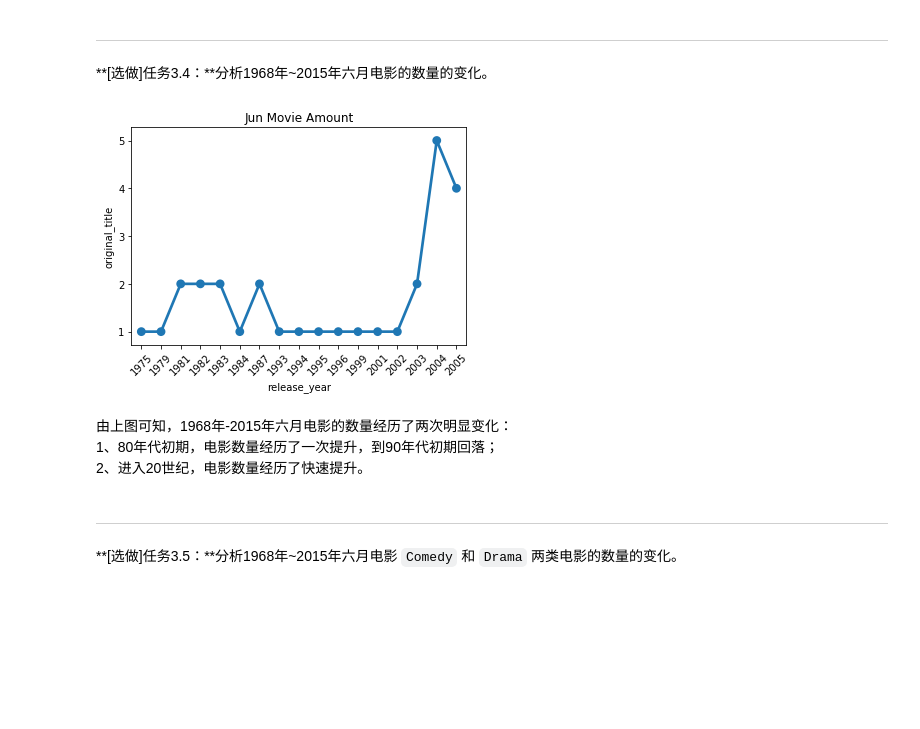
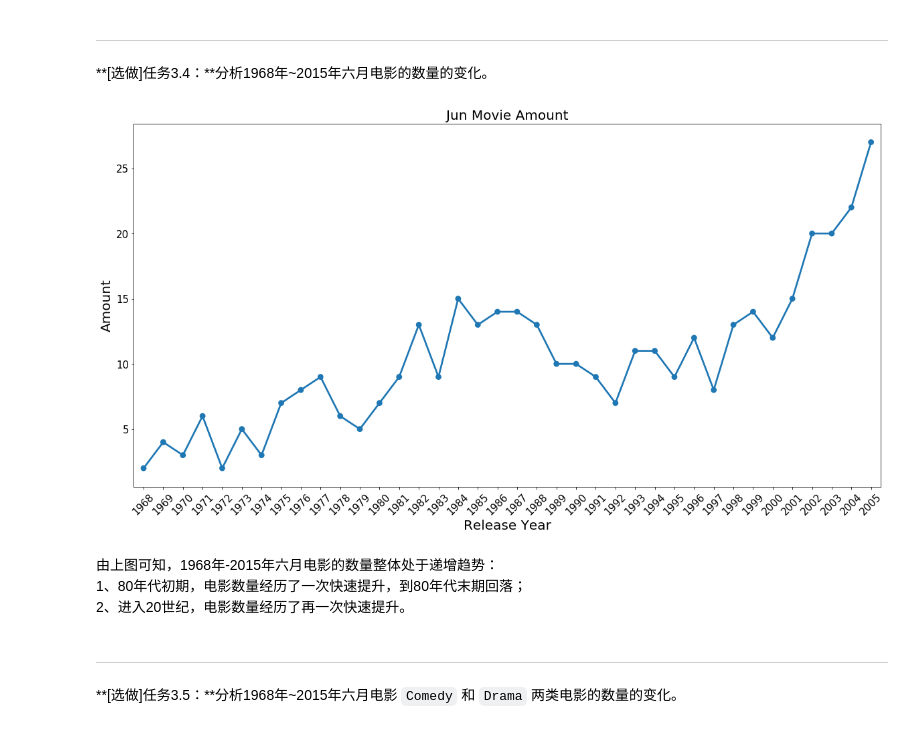
Before and after one commit to desperadojojo/Udacity-AI-project, a Jupyter notebook: project2/Explore Movie Dataset.ipynb, the cells around one changed output. Saved outputs shown, nothing was run; the diff lists cells and outputs as text; code cells hidden in the pictures; blank space fills up the shorter version.

```diff
--- a/project2/Explore Movie Dataset.ipynb
+++ b/project2/Explore Movie Dataset.ipynb
@@ -140,4 +166,10 @@ movie_data.describe()
 在真实的工作场景中，数据处理往往是最为费时费力的环节。但是幸运的是，我们提供给大家的 tmdb 数据集非常的「干净」，不需要大家做特别多的数据清洗以及处理工作。在这一步中，你的核心的工作主要是对数据表中的空值进行处理。你可以使用 `.fillna()` 来填补空值，当然也可以使用 `.dropna()` 来丢弃数据表中包含空值的某些行或者列。
 
 任务：使用适当的方法来清理空值，并将得到的数据保存。
+# %%
+#删除与本项目无关的包含空值的列
+movie_data = movie_data.drop(['imdb_id', 'cast', 'homepage', 'tagline', 'keywords', 'overview', 'production_companies'], axis = 1)
+# %%
+#根据本项目分析需求，genres列空值补为字符串“Na”
+movie_data['genres'].fillna('Na', inplace = True)
 # %%
@@ -427,15 +499,22 @@ jun_month = movie_data[(movie_data.release_month == 6) & (movie_data.release_yea
 # %%
 jun_month1 = jun_month[['original_title', 'release_year']].groupby('release_year').count()
 # %%
-sb.pointplot(data = jun_month1, x = jun_month1.index, y = 'original_title' )
-plt.xticks(rotation = 45);
-plt.title('Jun Movie Amount');
+plt.figure(figsize = (20,10))
+sb.pointplot(data = jun_month1, x = jun_month1.index, y = 'original_title')
+
+plt.xticks(rotation = 45, fontsize = 15);
+plt.yticks(fontsize = 15)
+
+plt.xlabel('Release Year', fontsize = 20)
+plt.ylabel('Amount', fontsize = 20)
+
+plt.title('Jun Movie Amount', fontsize = 20);
 # %% [output]
-[figure, old version]
+[figure, new version]
 # %% [markdown]
-由上图可知，1968年-2015年六月电影的数量经历了两次明显变化：<br>
-1、80年代初期，电影数量经历了一次提升，到90年代初期回落；<br>
-2、进入20世纪，电影数量经历了快速提升。
+由上图可知，1968年-2015年六月电影的数量整体处于递增趋势：<br>
+1、80年代初期，电影数量经历了一次快速提升，到80年代末期回落；<br>
+2、进入20世纪，电影数量经历了再一次快速提升。
 # %% [markdown]
 ---
 
```
Also changed, not shown: parts of 45 cells of this notebook, 3 other files.
